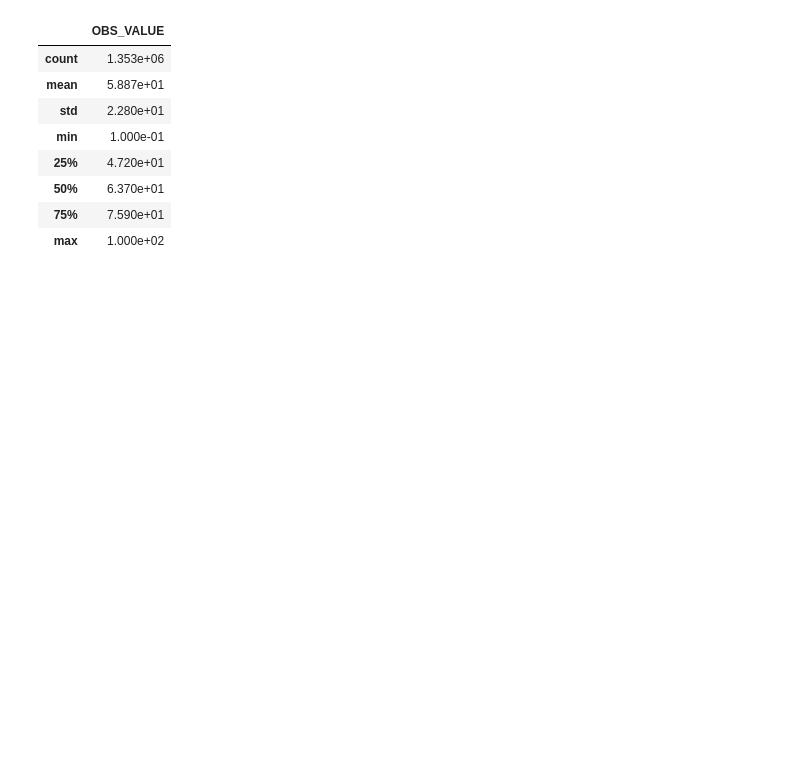
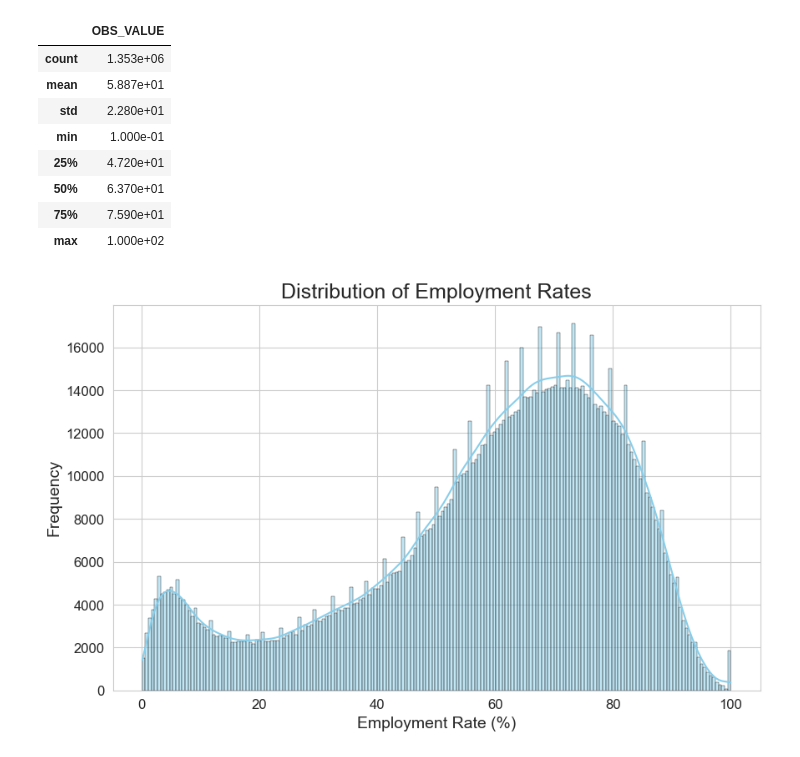
Before and after one commit to CarlaDubehizaRibera/CA2-STTHINKING---CARLARIBERA, a Jupyter notebook: CA2-2022368 CARLA RIBERA.ipynb, the cells around one changed output. Saved outputs shown, nothing was run; the diff lists cells and outputs as text; code cells hidden in the pictures; blank space fills up the shorter version.

Commit message:
step 6 Visualization
the distribution of employment rates

```diff
--- a/CA2-2022368 CARLA RIBERA.ipynb
+++ b/CA2-2022368 CARLA RIBERA.ipynb
@@ -63,3 +63,18 @@ display(df_cleaned.describe())
 | 50% | 6.370e+01 |
 | 75% | 7.590e+01 |
 | max | 1.000e+02 |
+# %%
+# Setting searborn style for data vizualizations
+sns.set_style("whitegrid")
+# %%
+# Visualizing the distribution of employment rates
+plt.figure(figsize=(10, 6))
+sns.histplot(df_cleaned['OBS_VALUE'], kde=True, color='skyblue', edgecolor='black')
+plt.title('Distribution of Employment Rates', fontsize=18)
+plt.xlabel('Employment Rate (%)', fontsize=14)
+plt.ylabel('Frequency', fontsize=14)
+plt.xticks(fontsize=12)
+plt.yticks(fontsize=12)
+plt.show()
+# %% [output]
+[figure, added]
```
